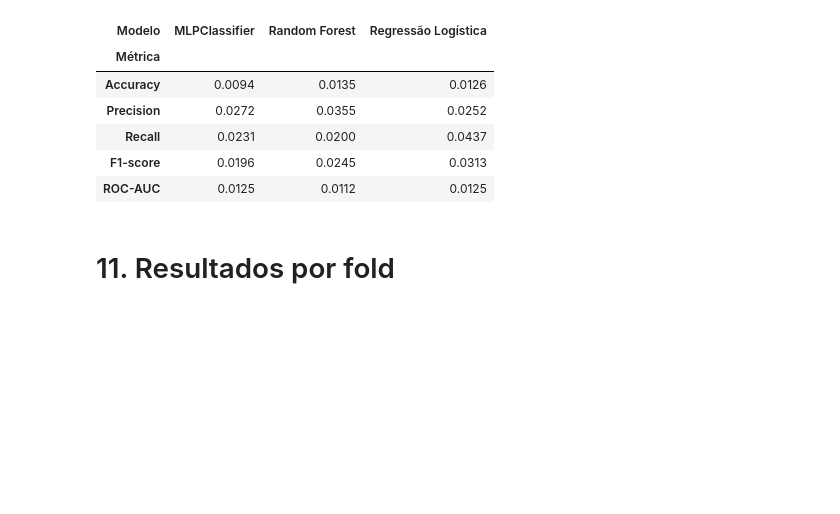
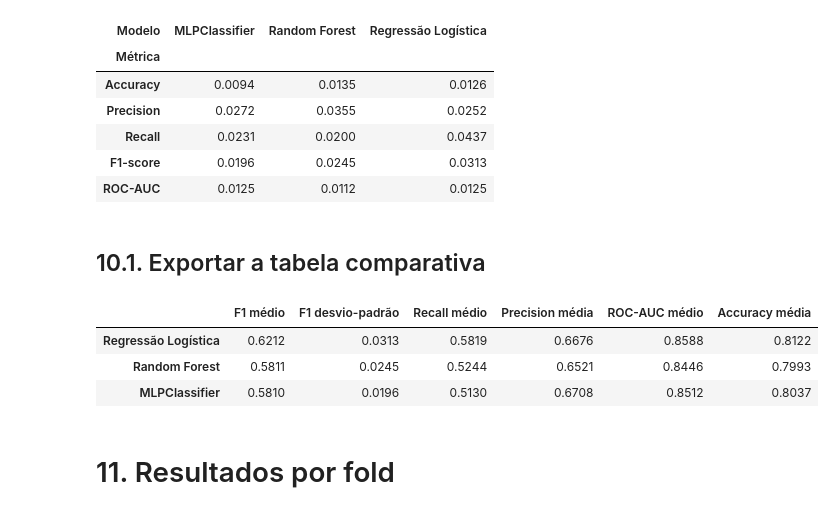
Before and after one commit to alinepmarcondes/TechChallenge1, a Jupyter notebook: notebooks/05_cross_validation.ipynb, the cells around one changed output. Drawn from its saved outputs; the diff is of its cells as text; code cells hidden in the pictures; blank space fills up the shorter version.

Commit message:
feat: conclusões e resultados
Salva tabela comparativa final .csv;
Salva modelo escolhido .joblib

```diff
--- a/notebooks/05_cross_validation.ipynb
+++ b/notebooks/05_cross_validation.ipynb
@@ -352,6 +361,55 @@ display(validation_std.style.format("{:.4f}"))
 | Recall | 0.0231 | 0.0200 | 0.0437 |
 | F1-score | 0.0196 | 0.0245 | 0.0313 |
 | ROC-AUC | 0.0125 | 0.0112 | 0.0125 |
+# %% [markdown]
+## 10.1. Exportar a tabela comparativa
+# %%
+RESULTS_DIR = Path("../results")
+RESULTS_DIR.mkdir(parents=True, exist_ok=True)
+
+final_comparison = pd.DataFrame({
+    "F1 médio": {
+        model_name: results["test_f1"].mean()
+        for model_name, results in cv_results.items()
+    },
+    "F1 desvio-padrão": {
+        model_name: results["test_f1"].std()
+        for model_name, results in cv_results.items()
+    },
+    "Recall médio": {
+        model_name: results["test_recall"].mean()
+        for model_name, results in cv_results.items()
+    },
+    "Precision média": {
+        model_name: results["test_precision"].mean()
+        for model_name, results in cv_results.items()
+    },
+    "ROC-AUC médio": {
+        model_name: results["test_roc_auc"].mean()
+        for model_name, results in cv_results.items()
+    },
+    "Accuracy média": {
+        model_name: results["test_accuracy"].mean()
+        for model_name, results in cv_results.items()
+    },
+})
+
+final_comparison = final_comparison.sort_values(
+    by="F1 médio",
+    ascending=False,
+)
+
+display(final_comparison.style.format("{:.4f}"))
+
+final_comparison.to_csv(
+    RESULTS_DIR / "model_comparison_cross_validation.csv",
+    index_label="Modelo",
+)
+# %% [output]
+|  | F1 médio | F1 desvio-padrão | Recall médio | Precision média | ROC-AUC médio | Accuracy média |
+| Regressão Logística | 0.6212 | 0.0313 | 0.5819 | 0.6676 | 0.8588 | 0.8122 |
+| Random Forest | 0.5811 | 0.0245 | 0.5244 | 0.6521 | 0.8446 | 0.7993 |
+| MLPClassifier | 0.5810 | 0.0196 | 0.5130 | 0.6708 | 0.8512 | 0.8037 |
 # %% [markdown]
 # 11. Resultados por fold
 # %%
```
Also changed, not shown: parts of 12 cells of this notebook.
